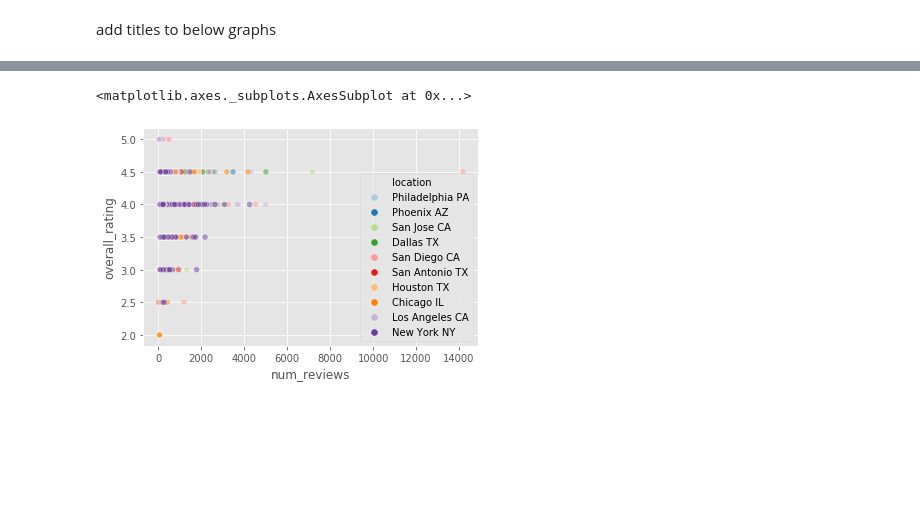
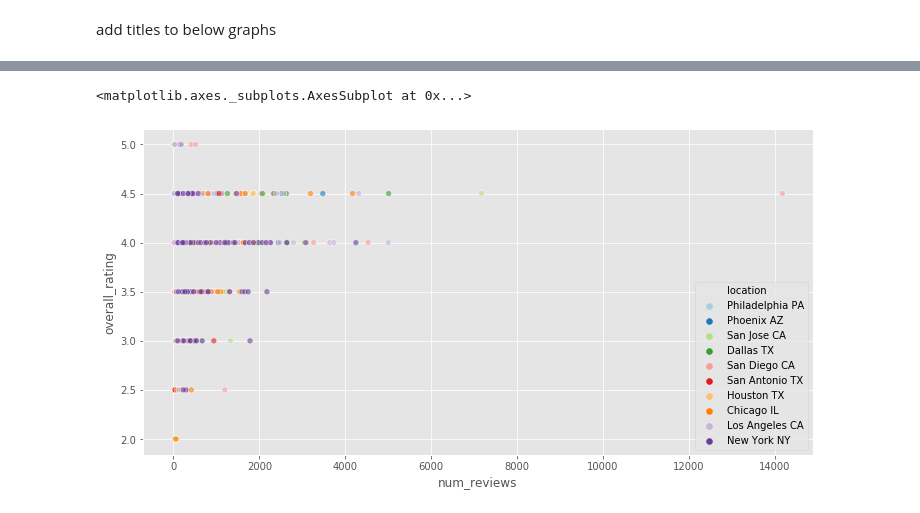
Before and after one commit to GarrettSikes/Yelp_Reviews, a Jupyter notebook: Clean_Yelp_Reviews.ipynb, the cells around one changed output, grey strips where cells are left out. Saved outputs shown, nothing was run; the diff lists cells and outputs as text; code cells hidden in the pictures; blank space fills up the shorter version.

```diff
--- a/Clean_Yelp_Reviews.ipynb
+++ b/Clean_Yelp_Reviews.ipynb
@@ -15,5 +16,5 @@ import plotly.io as pio
 # %%
-df = pd.read_csv('yelp_reviews.csv')
+df = pd.read_csv('yelp.csv')
 # %%
 #df.head()
 # %%
@@ -111,8 +115,9 @@ dtype: object
 # %%
+plt.figure(figsize=(12,6))
 sns.set_palette('Paired',10)
-sns.scatterplot(data=df_num_rev, x='num_reviews', y='overall_rating', hue='location', alpha=0.5)
+sns.scatterplot(data=df_num_rev, x='num_reviews', y='overall_rating', hue='location', alpha=0.6)
 # %% [output]
 <matplotlib.axes._subplots.AxesSubplot at 0x...>
-[figure, old version]
+[figure, new version]
 # %%
 fig = px.scatter(df_num_rev, x='num_reviews', y='overall_rating', color='location')
```
Also changed, not shown: parts of 23 cells of this notebook.
